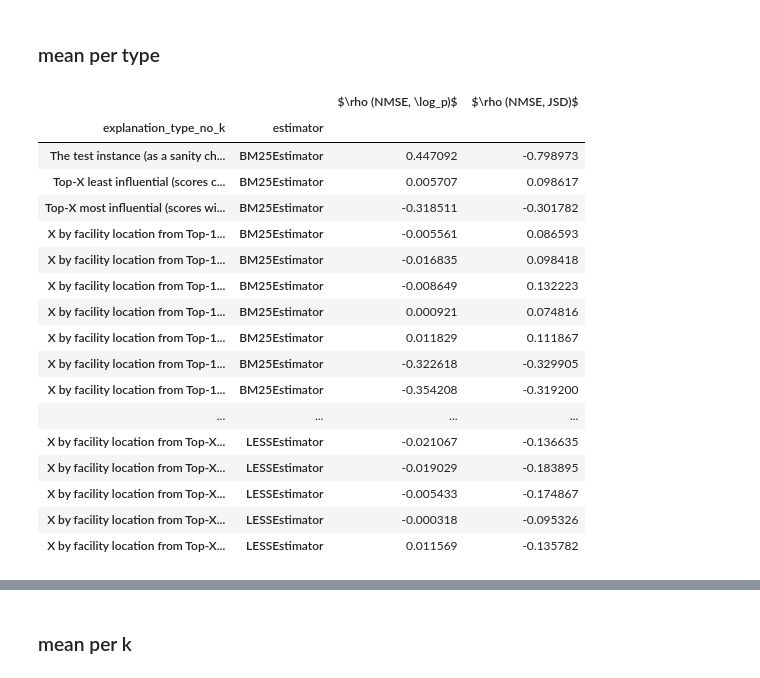
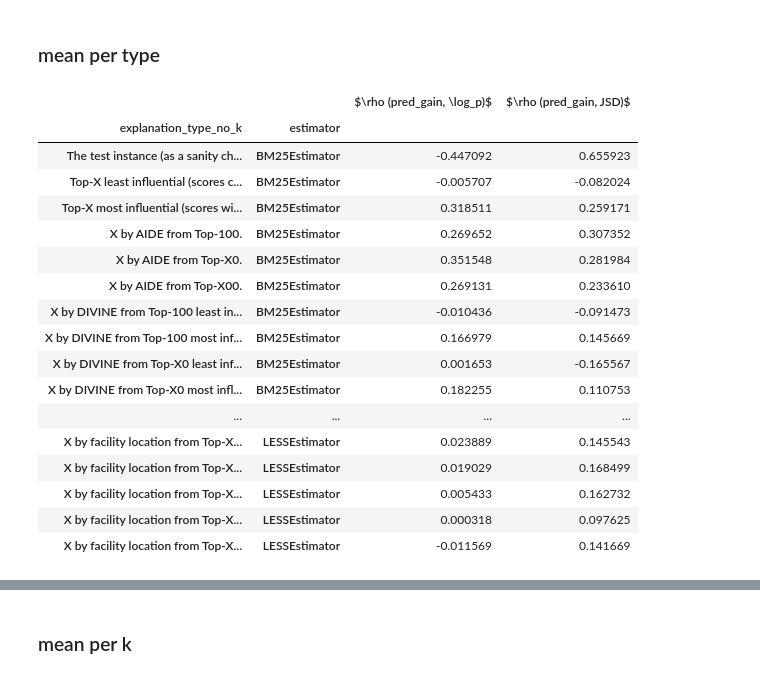
Before and after one commit to loris3/ceelm, a Jupyter notebook: validation.ipynb, the cells around one changed output, grey strips where cells are left out. Cells and saved outputs as stored; diff of their text form; code cells hidden in the pictures.

```diff
--- a/validation.ipynb
+++ b/validation.ipynb
@@ -261,0 +243,4 @@ rr_summary = rr.groupby([
+# %%
+df = rr.reset_index()
+df = df[(df["linear_coder"]=="MSECoderProjUSimp")]
+df = df[df["explanation_type_selection"].str.contains("sanity")]
@@ -475,0 +636,16 @@ linear_coder MSECoderProjUSimpSparseSoftThresh
+# %%
+
+def categorize(expl_type):
+    if "facility" in expl_type:
+
+
+        regex = r"lambda=(.*)"
+
+        matches = re.finditer(regex, expl_type, re.MULTILINE)
+
+        return next(matches).groups()[0]
+    elif any(x in expl_type for x in ["DIVINE", "AIDE", "Self"]):
+        return "Other"
+    else:
+        return "Naive"
+categorize("10 by facility location from Top-100 least influential (scores closest to zero). lambda=1.0")
@@ -492,0 +708,7 @@ compute_and_export_correlations(
+# %%
+
+rr_cat = rr.copy()
+
+rr_cat["cat"] = rr_cat["explanation_type_selection"].apply(categorize)
+rr_cat = rr_cat[(rr_cat["cat"] != "Other") & (rr_cat["cat"] != "Naive")]
+rr_cat = rr_cat[rr_cat["linear_coder"]==linear_coder]
@@ -492,0 +867,11 @@ compute_and_export_correlations(
+# %%
+
+d = compute_and_export_correlations(
+    rr_cat,
+    subset_filter=lambda df: df[(df["linear_coder"]==linear_coder)],
+    group_cols=["estimator","model","train_dataset","train_split","test_dataset","test_split", "cat"],
+    sort_cols=["estimator","cat"],
+    row_label_cols=["estimator", "cat",],
+    filename=f"./tables/validation/per_strategy/{linear_coder}.tex",
+    caption=f"Per selection-type strategy of our score with validation scores for {linear_coder}"
+)
@@ -494,32 +1048,32 @@ compute_and_export_correlations(
 ### mean per type
 # %%
 
-linear_coder = "MSECoderProjUSimp"
+
 compute_and_export_correlations(
-    rr, rr_summary,
+    rr,
     subset_filter=lambda df: df[(df["linear_coder"]==linear_coder)],
     group_cols=["estimator","model","train_dataset","train_split","test_dataset","test_split", "explanation_type_no_k"],
     sort_cols=["estimator", "explanation_type_no_k"],
     row_label_cols=[ "explanation_type_no_k","estimator"],
     filename=f"./tables/validation/per_selection_type/{linear_coder}.tex",
     caption=f"Per selection-type correlation of our score with validation scores for {linear_coder}"
 )
 # %% [output]
-|  |  | $\rho (NMSE, \log_p)$ | $\rho (NMSE, JSD)$ |
+|  |  | $\rho (pred_gain, \log_p)$ | $\rho (pred_gain, JSD)$ |
 | explanation_type_no_k | estimator |  |  |
-| The test instance (as a sanity ch... | BM25Estimator | 0.447092 | -0.798973 |
-| Top-X least influential (scores c... | BM25Estimator | 0.005707 | 0.098617 |
-| Top-X most influential (scores wi... | BM25Estimator | -0.318511 | -0.301782 |
-| X by facility location from Top-1... | BM25Estimator | -0.005561 | 0.086593 |
-| X by facility location from Top-1... | BM25Estimator | -0.016835 | 0.098418 |
-| X by facility location from Top-1... | BM25Estimator | -0.008649 | 0.132223 |
-| X by facility location from Top-1... | BM25Estimator | 0.000921 | 0.074816 |
-| X by facility location from Top-1... | BM25Estimator | 0.011829 | 0.111867 |
-| X by facility location from Top-1... | BM25Estimator | -0.322618 | -0.329905 |
-| X by facility location from Top-1... | BM25Estimator | -0.354208 | -0.319200 |
+| The test instance (as a sanity ch... | BM25Estimator | -0.447092 | 0.655923 |
+| Top-X least influential (scores c... | BM25Estimator | -0.005707 | -0.082024 |
+| Top-X most influential (scores wi... | BM25Estimator | 0.318511 | 0.259171 |
+| X by AIDE from Top-100. | BM25Estimator | 0.269652 | 0.307352 |
+| X by AIDE from Top-X0. | BM25Estimator | 0.351548 | 0.281984 |
+| X by AIDE from Top-X00. | BM25Estimator | 0.269131 | 0.233610 |
+| X by DIVINE from Top-100 least in... | BM25Estimator | -0.010436 | -0.091473 |
+| X by DIVINE from Top-100 most inf... | BM25Estimator | 0.166979 | 0.145669 |
+| X by DIVINE from Top-X0 least inf... | BM25Estimator | 0.001653 | -0.165567 |
+| X by DIVINE from Top-X0 most infl... | BM25Estimator | 0.182255 | 0.110753 |
 | ... | ... | ... | ... |
-| X by facility location from Top-X... | LESSEstimator | -0.021067 | -0.136635 |
-| X by facility location from Top-X... | LESSEstimator | -0.019029 | -0.183895 |
-| X by facility location from Top-X... | LESSEstimator | -0.005433 | -0.174867 |
-| X by facility location from Top-X... | LESSEstimator | -0.000318 | -0.095326 |
-| X by facility location from Top-X... | LESSEstimator | 0.011569 | -0.135782 |
+| X by facility location from Top-X... | LESSEstimator | 0.023889 | 0.145543 |
+| X by facility location from Top-X... | LESSEstimator | 0.019029 | 0.168499 |
+| X by facility location from Top-X... | LESSEstimator | 0.005433 | 0.162732 |
+| X by facility location from Top-X... | LESSEstimator | 0.000318 | 0.097625 |
+| X by facility location from Top-X... | LESSEstimator | -0.011569 | 0.141669 |
```
Also changed, not shown: parts of 41 cells of this notebook, 8 other files.
